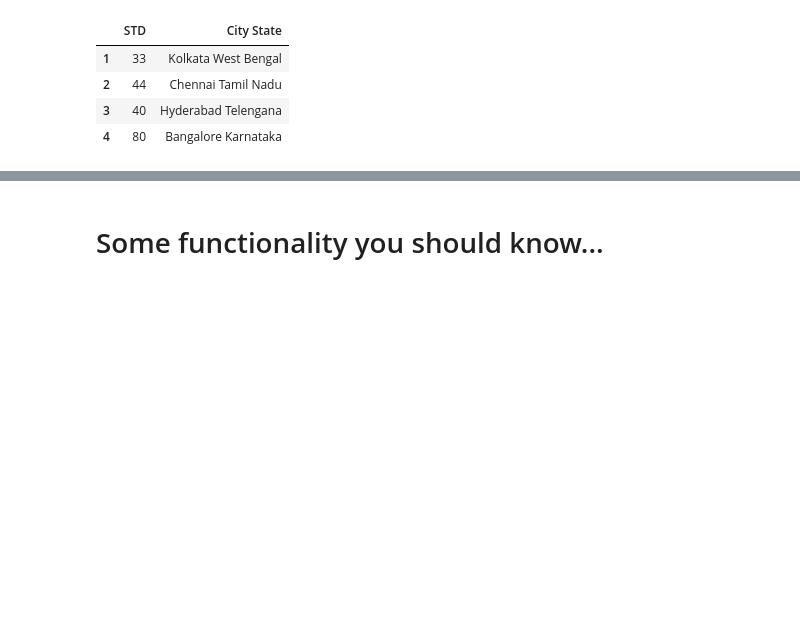
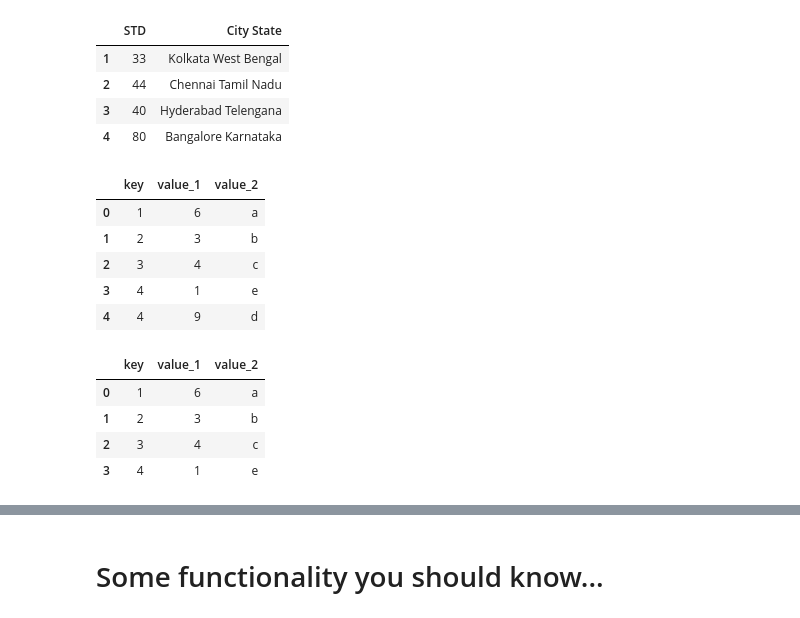
Before and after one commit to YLTsai0609/pandas_101, a Jupyter notebook: Solution.ipynb, the cells around one changed output, grey strips where cells are left out. Cells and saved outputs as stored; diff of their text form; code cells hidden in the pictures; blank space fills up the shorter version.

```diff
--- a/Solution.ipynb
+++ b/Solution.ipynb
@@ -1604,3 +1602,31 @@ df_out
 | 2 | 44 | Chennai Tamil Nadu |
 | 3 | 40 | Hyderabad Telengana |
 | 4 | 80 | Bangalore Karnataka |
+# %%
+# 76
+# complex logic in groupby....
+# given a dataframe
+# want per group value_1 biggest, if only one value in the group
+# just keep it
+df = pd.DataFrame({'key':[1,2,3,4,4],
+              'value_1':[6,3,4,1,9],
+              'value_2':['a','b','c','e','d']})
+
+display(df)
+# df.index.name = 'original_idx'
+# idx = df.groupby('key')['value_1'].nlargest(1).reset_index()['original_idx']
+
+# df.iloc[idx]
+df.sort_values(by=['key','value_1']).groupby('key').head(1)
+# %% [output]
+|  | key | value_1 | value_2 |
+| 0 | 1 | 6 | a |
+| 1 | 2 | 3 | b |
+| 2 | 3 | 4 | c |
+| 3 | 4 | 1 | e |
+| 4 | 4 | 9 | d |
+|  | key | value_1 | value_2 |
+| 0 | 1 | 6 | a |
+| 1 | 2 | 3 | b |
+| 2 | 3 | 4 | c |
+| 3 | 4 | 1 | e |
```
Also changed, not shown: parts of 63 cells of this notebook, 12 other files.
